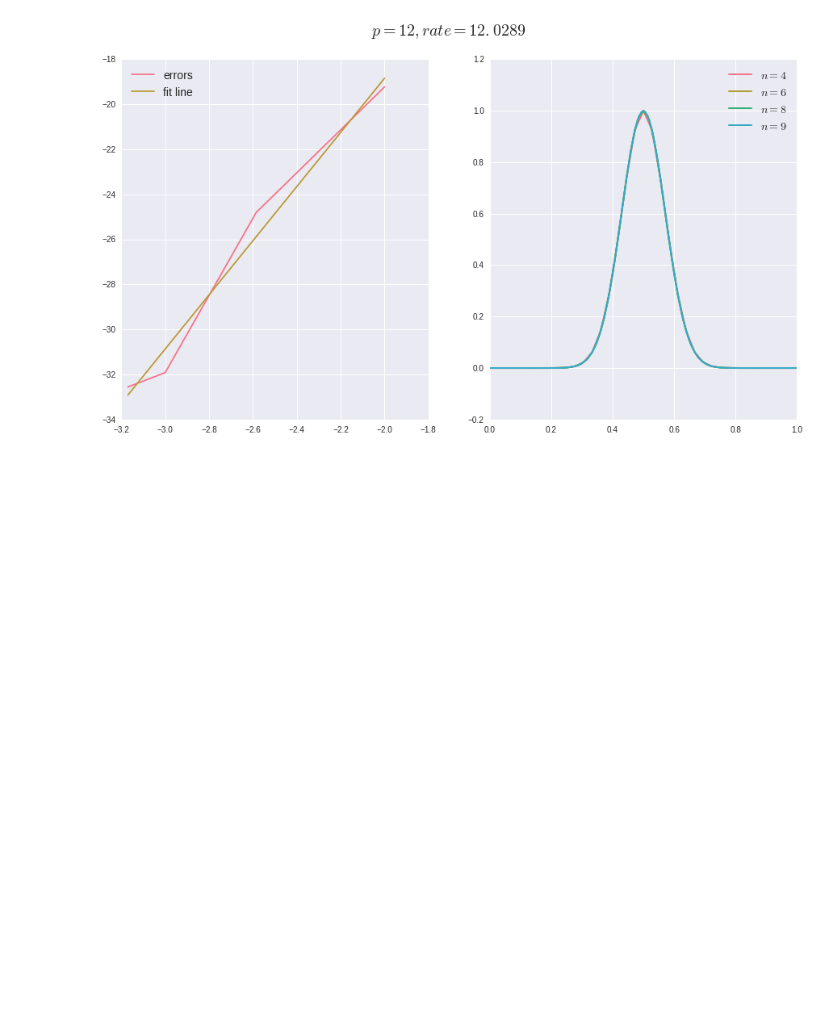
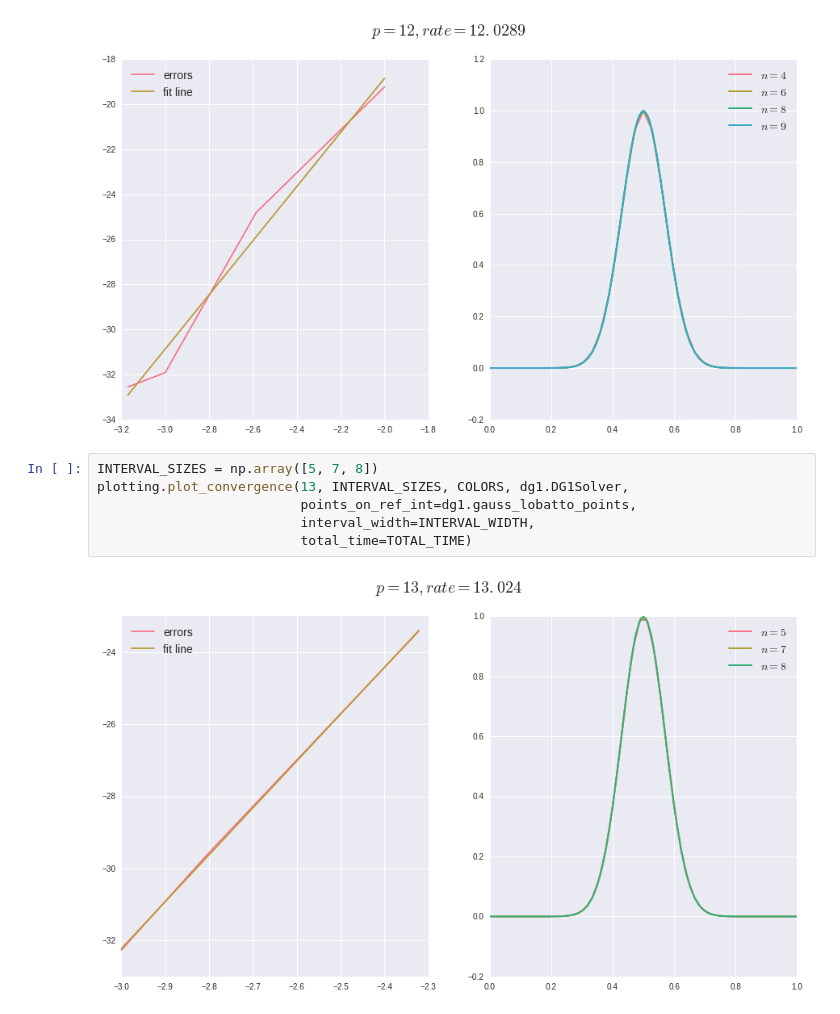
Before and after one commit to dhermes/berkeley-m273-s2016, a Jupyter notebook: assignment1/convergence_analysis.ipynb, the cells around one changed output. Cells and saved outputs as stored; diff of their text form; blank space fills up the shorter version.

Commit message:
Updating convergence analysis through p = 15.

```diff
--- a/assignment1/convergence_analysis.ipynb
+++ b/assignment1/convergence_analysis.ipynb
@@ -110,3 +110,11 @@ plotting.plot_convergence(12, INTERVAL_SIZES, COLORS, dg1.DG1Solver,
                           total_time=TOTAL_TIME)
 # %% [output]
 [figure]
+# %%
+INTERVAL_SIZES = np.array([5, 7, 8])
+plotting.plot_convergence(13, INTERVAL_SIZES, COLORS, dg1.DG1Solver,
+                          points_on_ref_int=dg1.gauss_lobatto_points,
+                          interval_width=INTERVAL_WIDTH,
+                          total_time=TOTAL_TIME)
+# %% [output]
+[figure, added]
```
Also changed, not shown: parts of 2 cells of this notebook.
